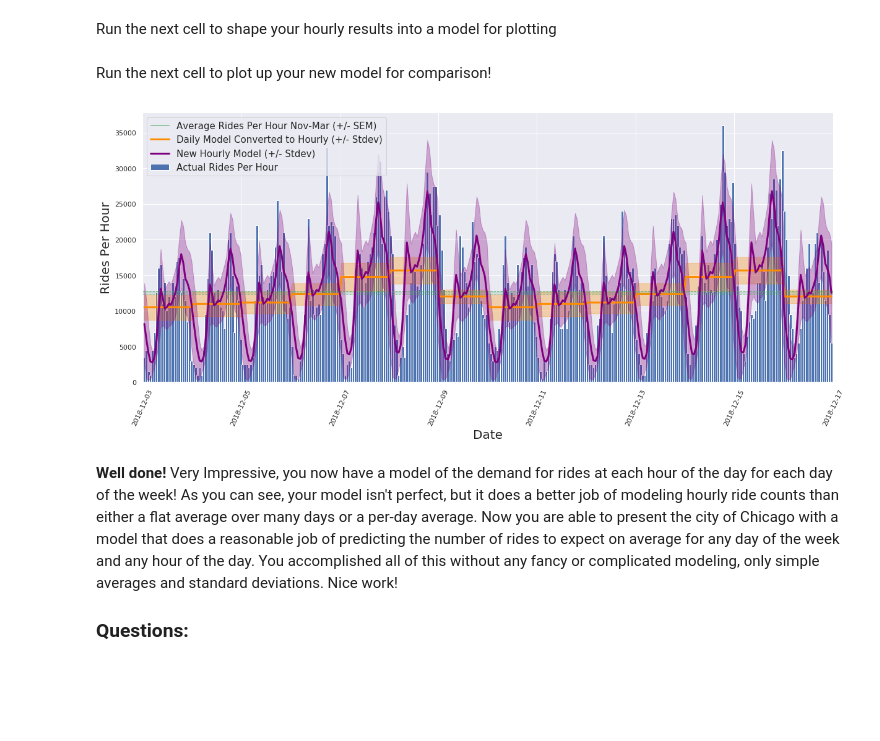
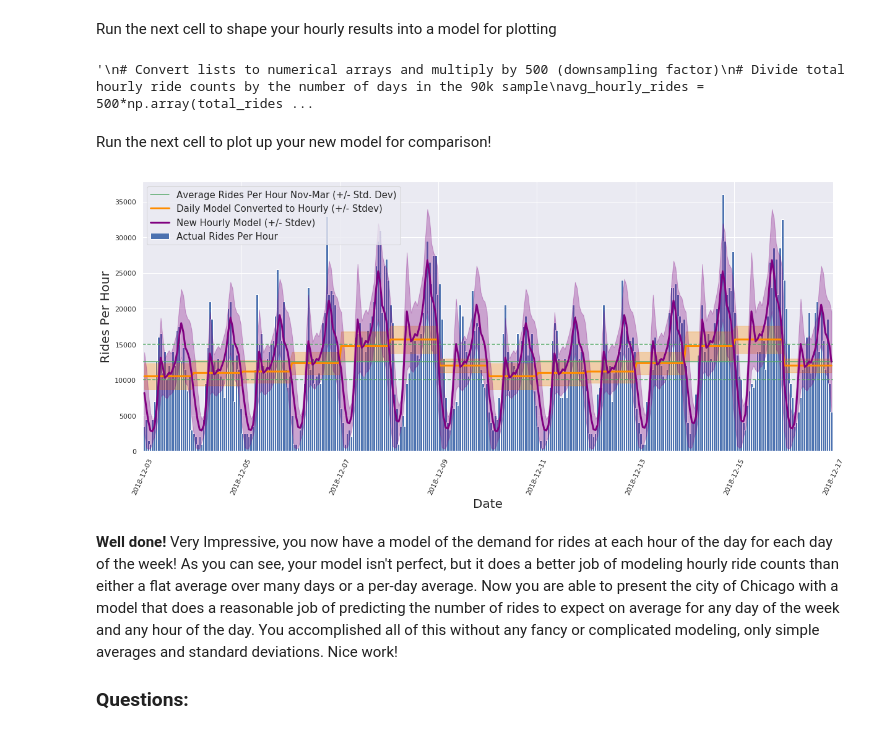
Before and after one commit to ryan-keenan/Data-C4, a Jupyter notebook: Rideshare_Project3.ipynb, the cells around one changed output. Saved outputs shown, nothing was run; the diff lists cells and outputs as text; code cells hidden in the pictures; blank space fills up the shorter version.

```diff
--- a/Rideshare_Project3.ipynb
+++ b/Rideshare_Project3.ipynb
@@ -550,3 +459,13 @@ avg_hourly_error = np.array(oneweek_hourly_error*2)
+# %%
+# Create lists to model values for every hour model and error
+# Loop over the values for daily rides and error for each day of the week
+# Note: the *24 at the end actually replicates each value 24 times a list rather than multiplying the value inside the brackets by 24
+oneweek_hourly_model = [[daily_rides/24] * 24 for daily_rides in one_week_model]
+oneweek_hourly_error = [[daily_err/24] * 24 for daily_err in one_week_error]
+
+# Take the one week model and replicate it twice (list*2) and convert to a numerical array
+avg_hourly_model = np.array(oneweek_hourly_model*2).ravel()
+avg_hourly_error = np.array(oneweek_hourly_error*2).ravel()
 # %% [markdown]
 Great! Now you have converted your daily rides model into its hourly equivalent.
 
@@ -607,8 +526,9 @@ In the plot above, you can see that simply diving daily counts by 24 is not goin
 
 Run the next cell to compute your new hourly model.
 # %%
+'''
 # Compute a conversion factor to adjust average rides per hour by the relative demand for rides based on day of week
-weekday_factor = dict(zip(weekdays, list(np.array(weekday_avg_rides) / rides_per_day_90k)))
+weekday_factor = dict(zip(weekdays, list(np.array(one_week_model) / rides_per_day_90k)))
 # Define dictionary object to hold the counts of how many rides occur at each hour of the day
 hours_of_day = list(range(24))
 hourly_ride_counts = {hour:[] for hour in hours_of_day}
@@ -653,4 +573,5 @@ for hour, counts in hourly_ride_counts.items():
 print(len(unique_hour_counts), unique_hour_counts)
 print(len(total_rides_per_hour), total_rides_per_hour)
 print(len(stdev_rides_per_hour), stdev_rides_per_hour)
+'''
 # %% [output]
@@ -659,0 +579,11 @@ print(len(stdev_rides_per_hour), stdev_rides_per_hour)
+# %%
+hours_of_day = list(range(24))
+
+hourly_summary = pd.DataFrame({
+    'hour': hours_of_day,
+    'unique_hour_counts': [len(df_90k[df_90k['Hour of Day']==hr].groupby(df_90k['Trip Start Timestamp'].dt.floor('d')).size()) for hr in hours_of_day],
+    'total_rides_per_hour': [len(df_90k.loc[df_90k['Hour of Day']==hr,'Trip Start Timestamp']) for hr in hours_of_day],
+    'stdev_rides_per_hour': [np.std(df_90k[df_90k['Hour of Day']==hr].groupby(df_90k['Trip Start Timestamp'].dt.floor('d')).size()) for hr in hours_of_day]
+}).set_index('hour')
+
+hourly_summary
@@ -660,6 +609,7 @@ print(len(stdev_rides_per_hour), stdev_rides_per_hour)
 # %% [markdown]
 Run the next cell to shape your hourly results into a model for plotting
 # %%
+'''
 # Convert lists to numerical arrays and multiply by 500 (downsampling factor)
 # Divide total hourly ride counts by the number of days in the 90k sample
 avg_hourly_rides = 500*np.array(total_rides_per_hour)/total_days_90k
@@ -676,34 +626,51 @@ for weekday, factor in weekday_factor.items():
 # Create a twoweek_hourly_model by multiplying the list of values *2 (replicating the list twice) and converting to a numerical array.
 twoweek_hourly_model = np.array(oneweek_hourly_model*2)
 twoweek_hourly_error = np.array(oneweek_hourly_error*2)
+
+'''
+# %% [output]
+'\n# Convert lists to numerical arrays and multiply by 500 (downsampling factor)\n# Divide total hourly ride counts by the number of days in the 90k sample\navg_hourly_rides = 500*np.array(total_rides ...
+# %%
+# Convert lists to numerical arrays and multiply by 500 (downsampling factor)
+# Divide total hourly ride counts by the number of days in the 90k sample
+avg_hourly_rides = 500*hourly_summary['total_rides_per_hour']/total_days_90k
+hourly_rides_error = 500*hourly_summary['stdev_rides_per_hour']
+
+# Loop through each day of the week creating a model by multiplying avg_hourly_rides and error by the conversion factor derived from the daily model
+oneweek_hourly_model = np.array([avg_hourly_rides*ride_counts.loc[weekday, 'Weekday_Rides_Model']/rides_per_day_90k for weekday in weekdays]).ravel()
+oneweek_hourly_error = np.array([hourly_rides_error*ride_counts.loc[weekday, 'Weekday_Rides_Model']/rides_per_day_90k for weekday in weekdays]).ravel()
+
+# Create a twoweek_hourly_model by multiplying the list of values *2 (replicating the list twice) and converting to a numerical array.
+twoweek_hourly_model = np.tile(oneweek_hourly_model, 2)
+twoweek_hourly_error = np.tile(oneweek_hourly_error, 2)
 # %% [markdown]
 Run the next cell to plot up your new model for comparison!
 # %%
 # Plot a histogram by hour and overplot all the models so far.
 plt.figure(figsize=(20,8))
 # Generate a histogram with df.hist(). Note: this hourly histogram gets crowded if you plot more than two weeks or so of data
 per_hour_hist = plt.hist(df_dec['Trip Start Timestamp'], bins=total_hours, label='Actual Rides Per Hour')
 bin_center = (per_hour_hist[1][:-1] + per_hour_hist[1][1:]) / 2
 plt.bar(bin_center, per_hour_hist[0]*500, width=0.05)
-plt.axhline(y=rides_per_day_90k/24, xmin=0, xmax=1, c='g', linewidth=1, label='Average Rides Per Hour Nov-Mar (+/- SEM)')
-plt.axhline(y=rides_per_day_90k/24 + sem_90k/24, xmin=0, xmax=1, c='g', linestyle='dashed', linewidth=1)
-plt.axhline(y=rides_per_day_90k/24 - sem_90k/24, xmin=0, xmax=1, c='g', linestyle='dashed', linewidth=1)
+plt.axhline(y=rides_per_day_90k/24, xmin=0, xmax=1, c='g', linewidth=1.5, label='Average Rides Per Hour Nov-Mar (+/- Std. Dev)')
+plt.axhline(y=rides_per_day_90k/24 + sigma_90k/24, xmin=0, xmax=1, c='g', linestyle='dashed', linewidth=1.5)
+plt.axhline(y=rides_per_day_90k/24 - sigma_90k/24, xmin=0, xmax=1, c='g', linestyle='dashed', linewidth=1.5)
 # Overplot the avg_hourly_model
 plt.plot(bin_center, avg_hourly_model, color='darkorange', linewidth=3, label='Daily Model Converted to Hourly (+/- Stdev)')
 plt.fill_between(bin_center, avg_hourly_model-avg_hourly_error, avg_hourly_model+avg_hourly_error, color='darkorange', alpha=0.3, zorder=2)
 # Overplot your new twoweek_hourly_model
 plt.plot(bin_center, twoweek_hourly_model, color='purple', linewidth=3, label='New Hourly Model (+/- Stdev)')
 plt.fill_between(bin_center, twoweek_hourly_model-twoweek_hourly_error, twoweek_hourly_model+twoweek_hourly_error, color='purple', alpha=0.3, zorder=2)
 plt.xticks(rotation=65) # Rotate the x tick labels for readability
 plt.ylabel('Rides Per Hour', fontsize=20)
 plt.xlabel('Date', fontsize=20)
 plt.legend(loc='upper left', fontsize=15)
 # Set the limits of the x-axis to any date range (default is the full range)
 # The format for generating these timestamps is pd.Timestamp(YYYY, MM, DD, hour)
 plt.xlim(pd.Timestamp(2018, 12, 3, 0), pd.Timestamp(2018, 12, 17, 0))
 plt.show()
 # %% [output]
-[figure, old version]
+[figure, new version]
 # %% [markdown]
 **Well done!** Very Impressive, you now have a model of the demand for rides at each hour of the day for each day of the week! As you can see, your model isn't perfect, but it does a better job of modeling hourly ride counts than either a flat average over many days or a per-day average. Now you are able to present the city of Chicago with a model that does a reasonable job of predicting the number of rides to expect on average for any day of the week and any hour of the day. You accomplished all of this without any fancy or complicated modeling, only simple averages and standard deviations. Nice work!
 
```
Also changed, not shown: parts of 12 cells of this notebook.
